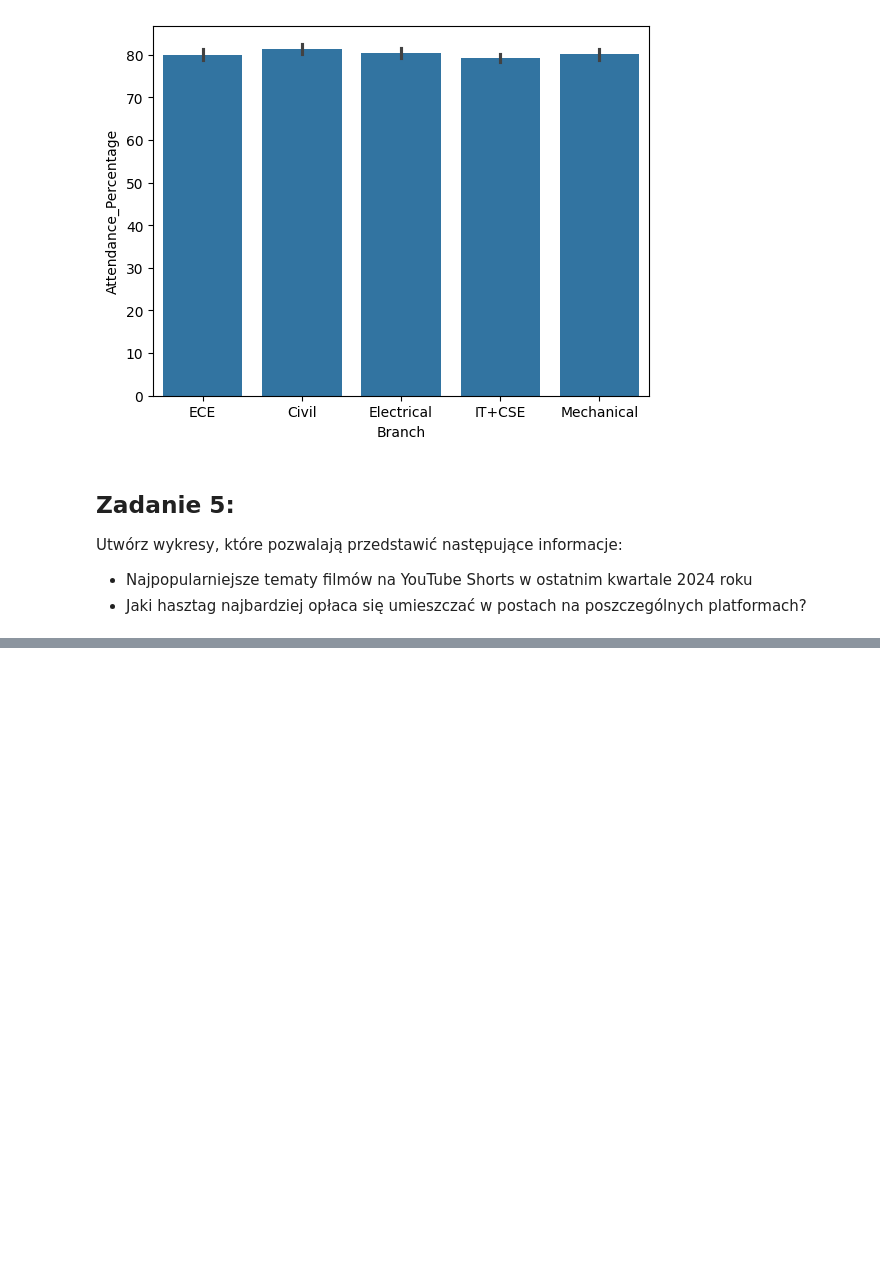
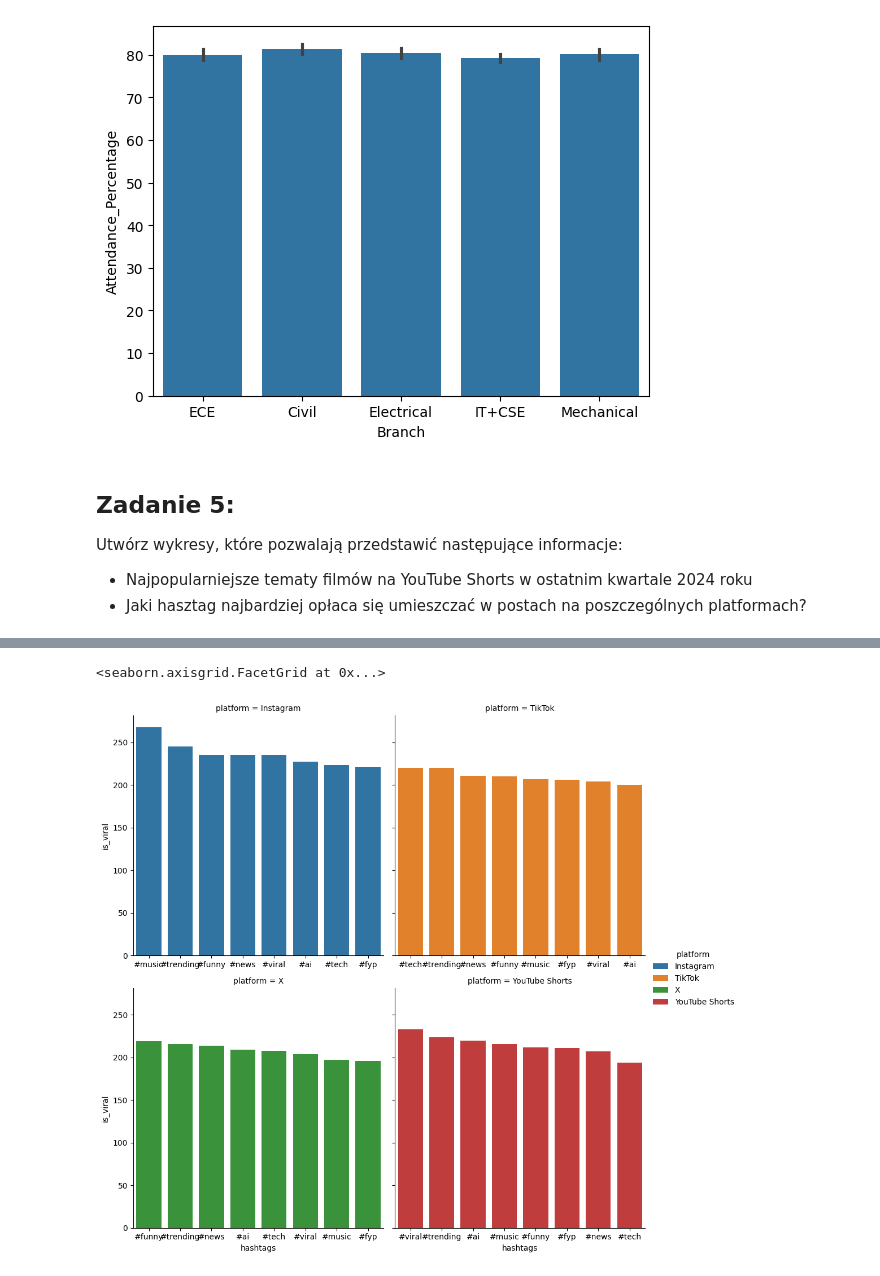
Before and after one commit to Zajecia-na-PWr-LR/lista-1-swientyk, a Jupyter notebook: UczenieMaszynowe_25_26_Lista1.ipynb, the cells around one changed output, grey strips where cells are left out. Saved outputs shown, nothing was run; the diff lists cells and outputs as text; code cells hidden in the pictures; blank space fills up the shorter version.

```diff
--- a/UczenieMaszynowe_25_26_Lista1.ipynb
+++ b/UczenieMaszynowe_25_26_Lista1.ipynb
@@ -167,0 +184,10 @@ Utwórz wykresy, które pozwalają przedstawić następujące informacje:
+# %%
+data5_2 = data5.copy()
+data5_2['hashtags'] = data5_2['hashtags'].str.split()
+data5_2 = data5_2.explode('hashtags')
+data5_2 = data5_2.groupby(['platform', 'hashtags'])['is_viral'].count().reset_index()
+data5_2 = data5_2.sort_values(by=['platform' ,'is_viral'], ascending=[True, False])
+sns.catplot(data=data5_2, x='hashtags', y='is_viral', col='platform', hue='platform', col_wrap=2, kind='bar', sharex=False)
+# %% [output]
+<seaborn.axisgrid.FacetGrid at 0x...>
+[figure, added]
```
Also changed, not shown: parts of 1 cell of this notebook.
